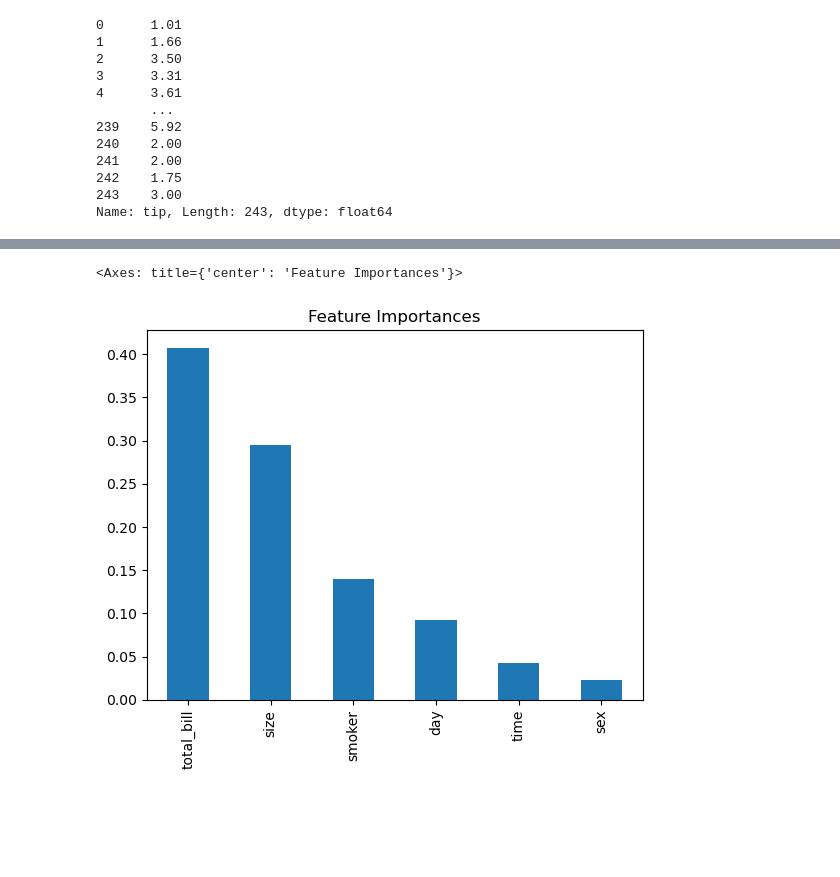
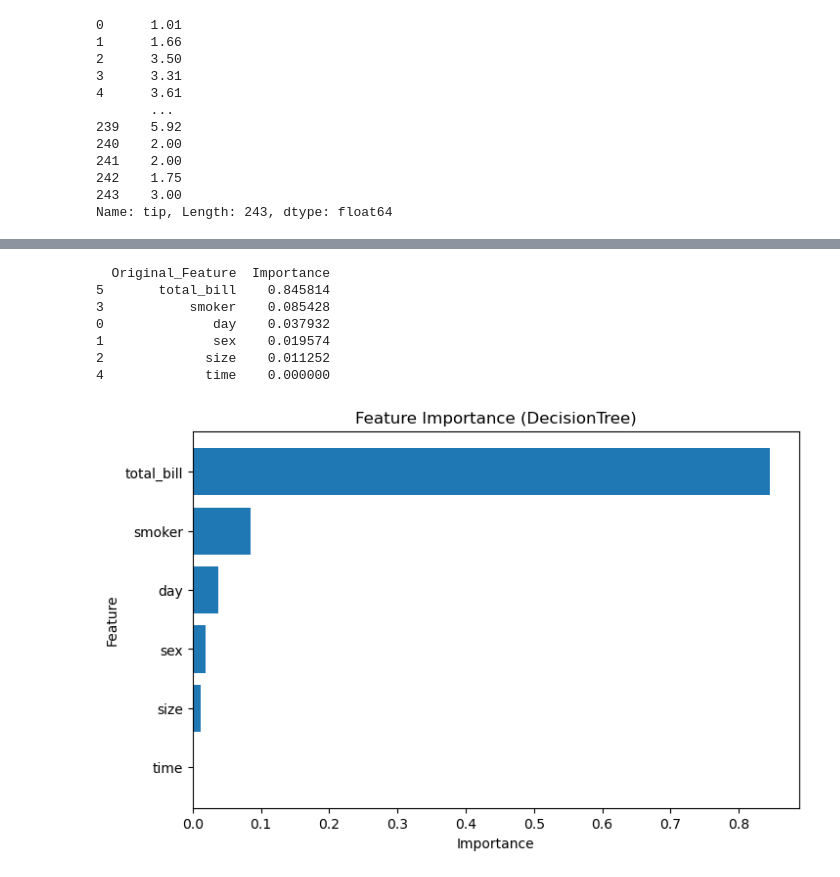
Before and after one commit to comrade70/python-for-data-science-and-ml, a Jupyter notebook: day-4/ml.ipynb, the cells around one changed output, grey strips where cells are left out. Cells and saved outputs as stored; diff of their text form; code cells hidden in the pictures; blank space fills up the shorter version.

```diff
--- a/day-4/ml.ipynb
+++ b/day-4/ml.ipynb
@@ -294,2 +234,0 @@ best_model=random_search.best_estimator_
-# %%
-y_pred=best_model.predict(X_test)
@@ -299,0 +268,2 @@ r2_score(y_test, y_pred)
+# %%
+best_model, best_model_name, scores = evaluate_model(X_train, X_test, y_train, y_test)
@@ -320,11 +284,61 @@ dtype: float32
-# %%
-feature_importances.plot(kind ="bar", title="Feature Importances")
-# %% [output]
-<Axes: title={'center': 'Feature Importances'}>
-[figure, removed]
-# %%
-with open("label_encoders.pkl", "wb") as f:
-    pickle.dump(label_encoders, f)
-# %%
-with open("xg_boost_tip_model.pkl", "wb") as f:
-    pickle.dump(best_model, f)
+# %%
+
+if hasattr(best_model, "feature_importances_"):
+
+    # Getting encoded feature importance
+    importance_df = pd.DataFrame({
+        "Feature": X_encoded.columns,
+        "Importance": best_model.feature_importances_
+    })
+
+    # This function maps encoded features back
+    def map_to_original_feature(feature):
+
+        for col in categorical_features:
+            if feature.startswith(col + "_"):
+                return col
+
+        return feature
+
+    # Restoring original feature names
+    importance_df["Original_Feature"] = (
+        importance_df["Feature"]
+        .apply(map_to_original_feature)
+    )
+
+    # Aggregating importance
+    feature_importance = (
+        importance_df
+        .groupby("Original_Feature")["Importance"]
+        .sum()
+        .reset_index()
+        .sort_values(by="Importance", ascending=False)
+    )
+
+    print(feature_importance)
+
+    # Plotting the visualisation
+    plt.figure(figsize=(8, 5))
+
+    plt.barh(
+         feature_importance["Original_Feature"],
+         feature_importance["Importance"]
+    )
+
+    plt.xlabel("Importance")
+    plt.ylabel("Feature")
+    plt.title(
+        f"Feature Importance ({best_model_name})"
+    )
+
+    plt.gca().invert_yaxis()
+    plt.show()
+# %% [output]
+  Original_Feature  Importance
+5       total_bill    0.845814
+3           smoker    0.085428
+0              day    0.037932
+1              sex    0.019574
+2             size    0.011252
+4             time    0.000000
+[figure, added]
```
Also changed, not shown: parts of 23 cells of this notebook, 2 other files.
